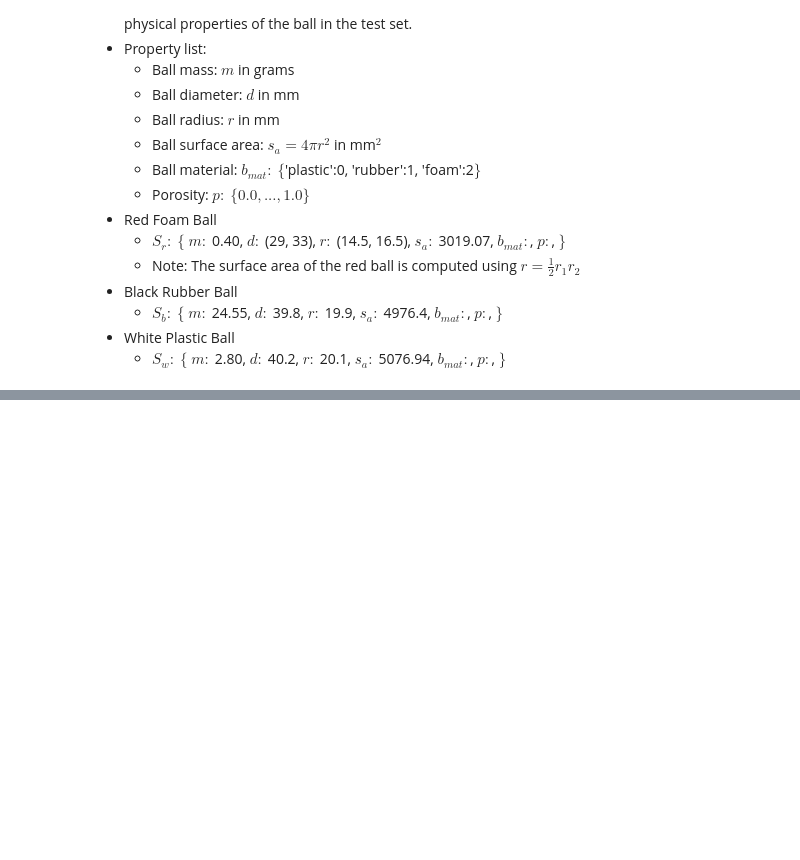
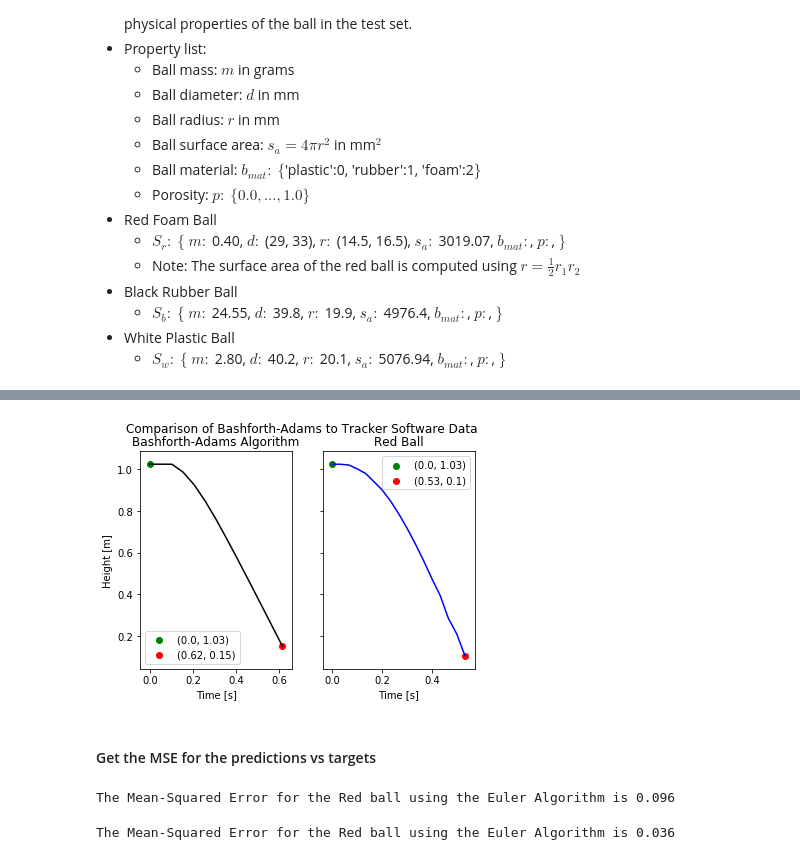
Before and after one commit to kseuro/computational_physics, a Jupyter notebook: week_1/ball_drop.ipynb, the cells around one changed output, grey strips where cells are left out. Drawn from its saved outputs; the diff is of its cells as text; code cells hidden in the pictures; blank space fills up the shorter version.

```diff
--- a/week_1/ball_drop.ipynb
+++ b/week_1/ball_drop.ipynb
@@ -66,0 +121,10 @@ red_t = red_ball['t']; red_x = red_ball['x']; red_y = red_ball['y']
+# %%
+y1[0] = red_y[0] # Set the simulation to same start position as tracker data
+v1[1] = v1[0] + (dt * (-g + drag_accel(Sr['drag'], Sr['s_a'], v[i-1], Sr['m'])))
+y1[1] = y1[0] + v1[0] * dt
+
+for i in range(2, nsteps):
+    v1[i] = v1[i-1] + (dt * (-g + drag_accel(Sr['drag'], Sr['s_a'], v1[i-1], Sr['m'])))
+    y1[i] = y1[i-1] + ( (3/2) * dt * v1[i-1] ) - ( (1/2) * dt * v1[i-2] )
+    if y[i] < 0:
+        break
@@ -66,0 +134,6 @@ red_t = red_ball['t']; red_x = red_ball['x']; red_y = red_ball['y']
+# %%
+y1 = y1[y1 != 0.]
+# %%
+y1 = y1.clip(min=0.)
+# %%
+t1 = t1[0:len(y1)]
@@ -66,0 +180,36 @@ red_t = red_ball['t']; red_x = red_ball['x']; red_y = red_ball['y']
+# %%
+%matplotlib inline
+fig, axes = plt.subplots(1,2, sharey=True)
+plt.suptitle('Comparison of Bashforth-Adams to Tracker Software Data')
+
+# Simulation data
+axes[0].plot(t1, y1, color='k')
+axes[0].set_title("Bashforth-Adams Algorithm")
+axes[0].set_xlabel('Time [s]')
+axes[0].set_ylabel('Height [m]')
+
+# Mark the start and end points of the simulated data
+axes[0].scatter(0.0, y1[0], label='({}, {})'.format(round(t1[0], 2), round(y1[0], 2) ), color='g')
+axes[0].scatter(t1[-1], y1[-1], label='({}, {})'.format(round(t1[-1], 2), round(y1[-1], 2)), color='r')
+
+# Tracker data
+axes[1].plot(red_t, red_y, color='b')
+axes[1].set_title('{} Ball'.format(Sr['color']))
+axes[1].set_xlabel('Time [s]')
+
+# Mark the start and end points of the Tracker generated data
+label = '({}, {})'.format(round(red_t[0], 2), round(red_y[0], 2) )
+axes[1].scatter(red_t[0], red_y[0], label=label, color='g')
+
+label = '({}, {})'.format(round(red_t[-1], 2), round(red_y[-1], 2))
+axes[1].scatter(red_t[-1], red_y[-1], label=label, color='r')
+
+# Legends
+axes[0].legend()
+axes[1].legend()
+
+plt.savefig('ball_drop_{}.png'.format(Sr['color']), dpi=300)
+# %% [output]
+[figure, added]
+# %% [markdown]
+#### Get the MSE for the predictions vs targets
@@ -66,0 +218,4 @@ red_t = red_ball['t']; red_x = red_ball['x']; red_y = red_ball['y']
+# %%
+print("The Mean-Squared Error for the {} ball using the Euler Algorithm is {}".format(Sr['color'], round(red_euler_MSE, 3)))
+# %% [output]
+The Mean-Squared Error for the Red ball using the Euler Algorithm is 0.096
@@ -67 +224,5 @@ red_t = red_ball['t']; red_x = red_ball['x']; red_y = red_ball['y']
+# %%
+print("The Mean-Squared Error for the {} ball using the Euler Algorithm is {}".format(Sr['color'], round(red_ba_MSE, 3)))
+# %% [output]
+The Mean-Squared Error for the Red ball using the Euler Algorithm is 0.036
 # %% [markdown]
```
Also changed, not shown: parts of 67 cells of this notebook, 3 other files.
